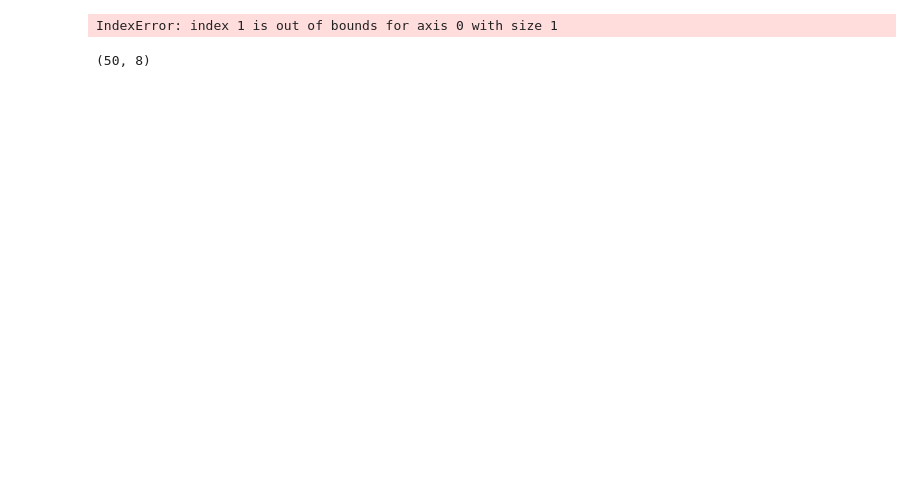
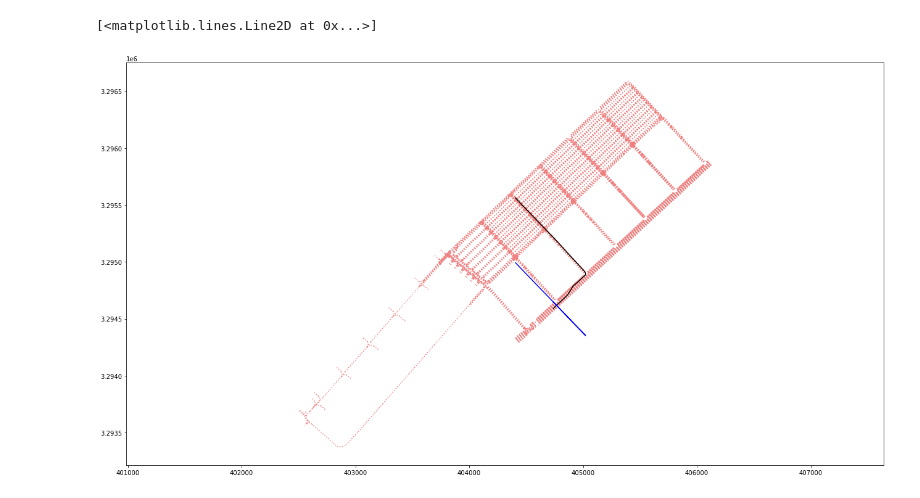
Before and after one commit to Chnnnne/instance_centric_prediction_planning_port_scenario-, a Jupyter notebook: data_process/Untitled.ipynb, the cells around one changed output. Drawn from its saved outputs; the diff is of its cells as text; code cells hidden in the pictures; blank space fills up the shorter version.

```diff
--- a/data_process/Untitled.ipynb
+++ b/data_process/Untitled.ipynb
@@ -29,5 +583,5 @@ if not cur_output_path.exists():
 # %%
-pickle_path = cur_files[0]
-with open(pickle_path, "rb") as f:
+import pickle
+path = cur_files[4]
+with open(path, 'rb') as f:
     data = pickle.load(f)
-log_data = data['data']
@@ -571,6 +587,0 @@ None
-# %%
-import matplotlib.pyplot as plt
-plt.scatter(tar_candidate[1][:, 0], tar_candidate[1][:, 1])
-plt.show()
-# %% [output]
-IndexError: index 1 is out of bounds for axis 0 with size 1
@@ -586,4 +588,41 @@ T = np.array(T).T
-# %%
-T.shape
-# %% [output]
-(50, 8)
+# %%
+def draw_all_lanes(axes, lanes, color='r'):
+    DELTA_S = 2
+    lanes_map = dict()
+    if isinstance(lanes, list):
+        for lane in lanes:
+            lanes_map[lane.id().value()] = lane
+    elif isinstance(lanes, dict):
+        lanes_map = lanes
+    else:
+        assert False, "lanes input param is {} which is not dict or list".format(
+            type(lanes))
+    for lane_id, lane in lanes_map.items():
+        ref_line = lane.reference_line()
+        xs, ys = list(), list()
+        for s in np.arange(0.0, ref_line.length(), DELTA_S):
+            ref_point = ref_line.GetReferencePoint(s)
+            xs.append(ref_point.x())
+            ys.append(ref_point.y())
+        axes.plot(xs, ys, color=color, ls=':')
+
+ego_xs, ego_ys = [], []
+limit_xs, limit_ys = [], []
+for frame in data['data']:
+    ego_xs.append(frame.vehicle_state_debug.xy.x)
+    ego_ys.append(frame.vehicle_state_debug.xy.y)
+    limit_xs.append(frame.vehicle_state_debug.xy.x)
+    a = -(80.0/77)
+    b = 3715155.25974
+    y = a*ego_xs[-1] + b
+    limit_ys.append(y)
+# %%
+from matplotlib import pyplot as plt
+fig, ax = plt.subplots(figsize=(22, 12))
+ax.axis("equal")
+draw_all_lanes(ax, hdmap.GetMap().lanes(), color='lightcoral')
+ax.plot(ego_xs, ego_ys, color='black')
+ax.plot(limit_xs, limit_ys, color='b')
+# %% [output]
+[<matplotlib.lines.Line2D at 0x...>]
+[figure, added]
```
Also changed, not shown: parts of 9 cells of this notebook, 4 other files.
